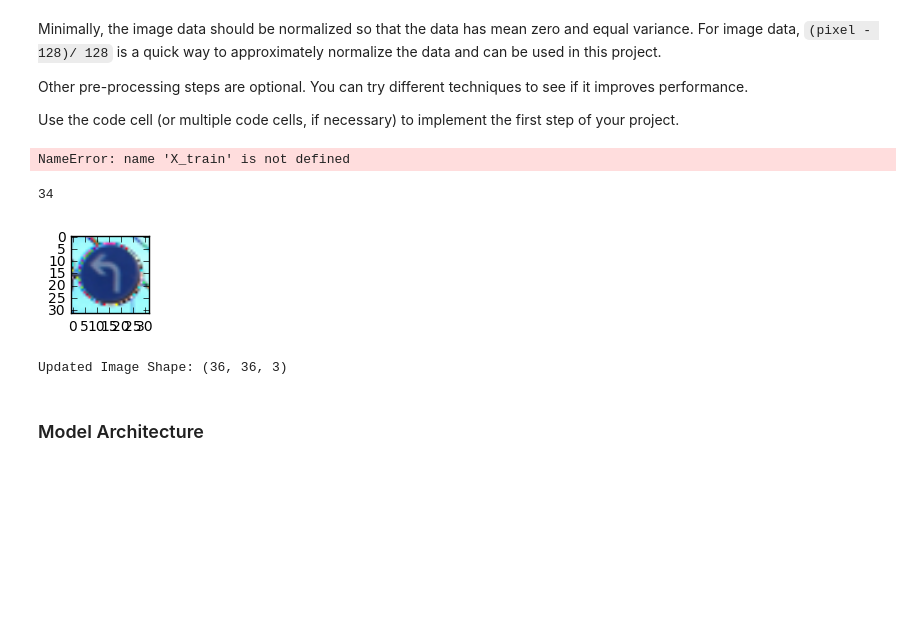
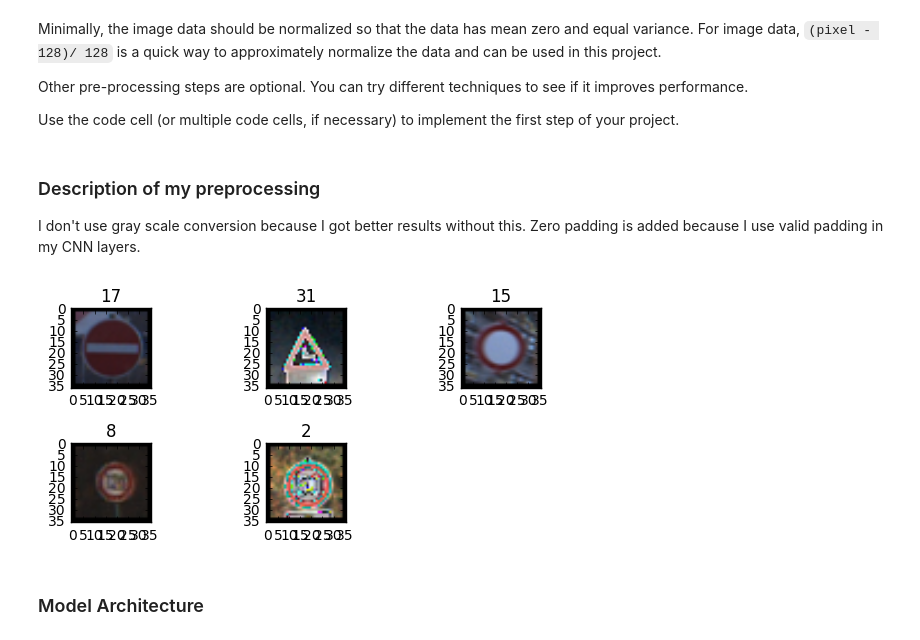
Before and after one commit to kzinmr/CarND-Traffic-Sign-Classifier-Project, a Jupyter notebook: Traffic_Sign_Classifier.ipynb, the cells around one changed output. Drawn from its saved outputs; the diff is of its cells as text; code cells hidden in the pictures; blank space fills up the shorter version.

```diff
--- a/Traffic_Sign_Classifier.ipynb
+++ b/Traffic_Sign_Classifier.ipynb
@@ -141,10 +141,12 @@ import matplotlib.pyplot as plt
 # %%
 import random
 
-index = random.randint(0, len(X_train))
-image = X_train[index].squeeze()
-
-plt.figure(figsize=(1,1))
-plt.imshow(image, cmap="gray")
-print(y_train[index])
+for i in range(5):
+    index = random.randint(0, len(X_train))
+    image = X_train[index].squeeze()
+    plt.subplot(3, 3, i+1)
+    plt.imshow(image)
+    plt.title(y_train[index])
+plt.tight_layout()
+plt.show()
 # %% [output]
@@ -185,6 +186,7 @@ NUM_CLASSES=43
 IMG_SIZE = 32
 GRAYSCALE = False
 NUM_CHANNELS = 1 if GRAYSCALE else 3
+PAD = 2
 
 
 def rgb_to_gray(images):
@@ -203,25 +205,33 @@ def normalize_pixels(X):
     X = (X - 128.) / 128.
     return X
 
-def preprocess_images(X, grayscale=False):
+def preprocess_images(X, grayscale=False, pad=-1):
     if grayscale:
         X = rgb_to_gray(X)
     X = normalize_pixels(X)
+    if pad > 0:
+        X = np.pad(X, ((0,0),(pad,pad),(pad,pad),(0,0)), 'constant')
     return X
 
-X_train=preprocess_images(X_train, GRAYSCALE)
-X_validation=preprocess_images(X_validation, GRAYSCALE)
-X_test=preprocess_images(X_test, GRAYSCALE)
+X_train=preprocess_images(X_train, GRAYSCALE, PAD)
+X_validation=preprocess_images(X_validation, GRAYSCALE, PAD)
+X_test=preprocess_images(X_test, GRAYSCALE, PAD)
+
+from sklearn.utils import shuffle
+X_train, y_train = shuffle(X_train, y_train)
-# %% [output]
-NameError: name 'X_train' is not defined
+# %% [markdown]
+### Description of my preprocessing
+I don't use gray scale conversion because I got better results without this.
+Zero padding is added because I use valid padding in my CNN layers.
 # %%
-index = random.randint(0, len(X_train))
-image = X_train[index].squeeze()
-
-plt.figure(figsize=(1,1))
-plt.imshow(image, cmap="gray")
-print(y_train[index])
+for i in range(5):
+    index = random.randint(0, len(X_train))
+    image = X_train[index].squeeze()
+    plt.subplot(3, 3, i+1)
+    plt.imshow(image)
+    plt.title(y_train[index])
+plt.tight_layout()
+plt.show()
 # %% [output]
-34
-[figure, old version]
+[figure, new version]
 # %%
@@ -241,16 +246,3 @@ lbls, cnts = np.unique(y_test, return_counts=True)
-# %%
-# Pad images with 0s
-X_train      = np.pad(X_train, ((0,0),(2,2),(2,2),(0,0)), 'constant')
-X_validation = np.pad(X_validation, ((0,0),(2,2),(2,2),(0,0)), 'constant')
-X_test       = np.pad(X_test, ((0,0),(2,2),(2,2),(0,0)), 'constant')
-
-print("Updated Image Shape: {}".format(X_train[0].shape))
-
-from sklearn.utils import shuffle
-
-X_train, y_train = shuffle(X_train, y_train)
-# %% [output]
-Updated Image Shape: (36, 36, 3)
 # %% [markdown]
 ### Model Architecture
 # %%
```
Also changed, not shown: parts of 33 cells of this notebook, 19 other files.
